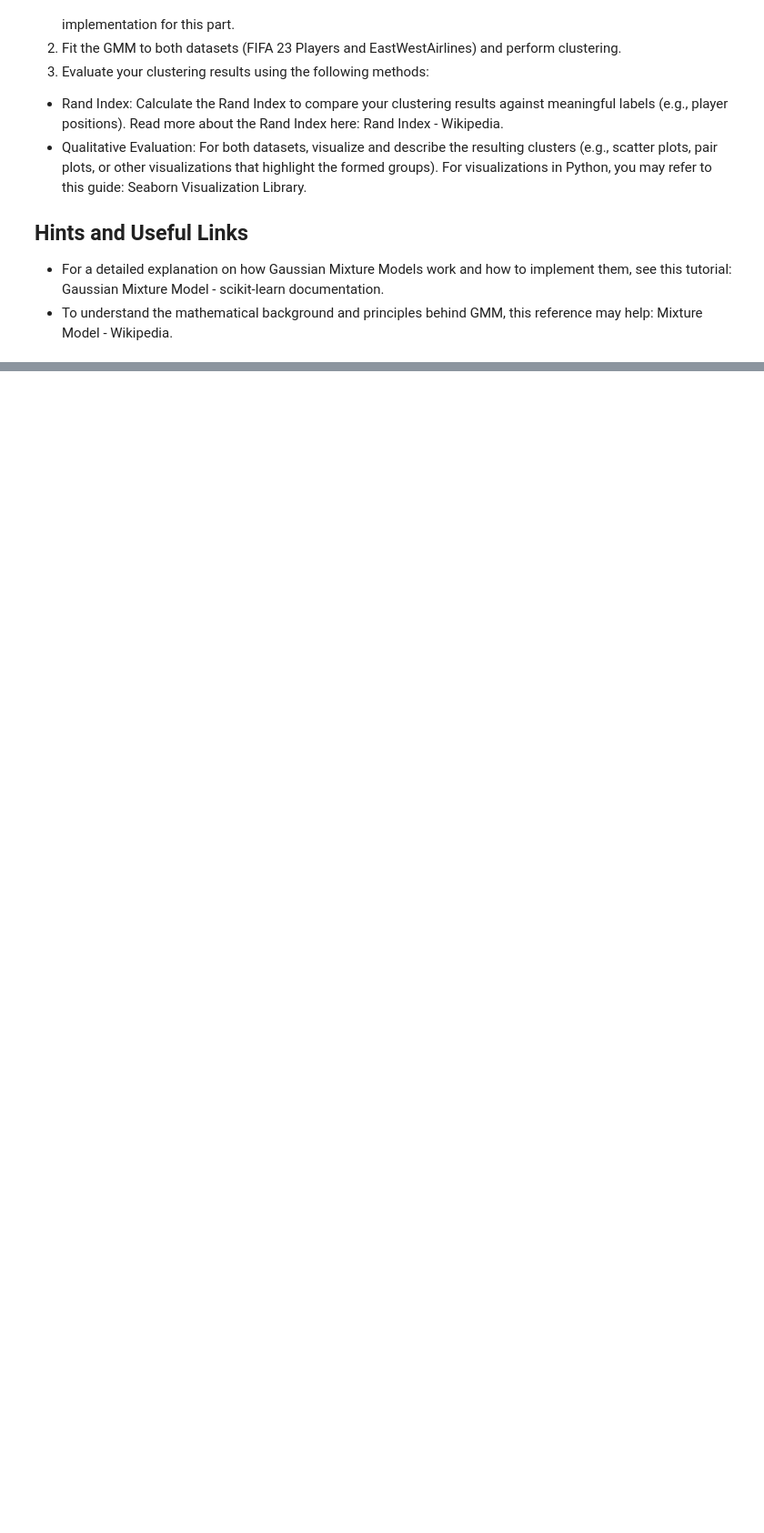
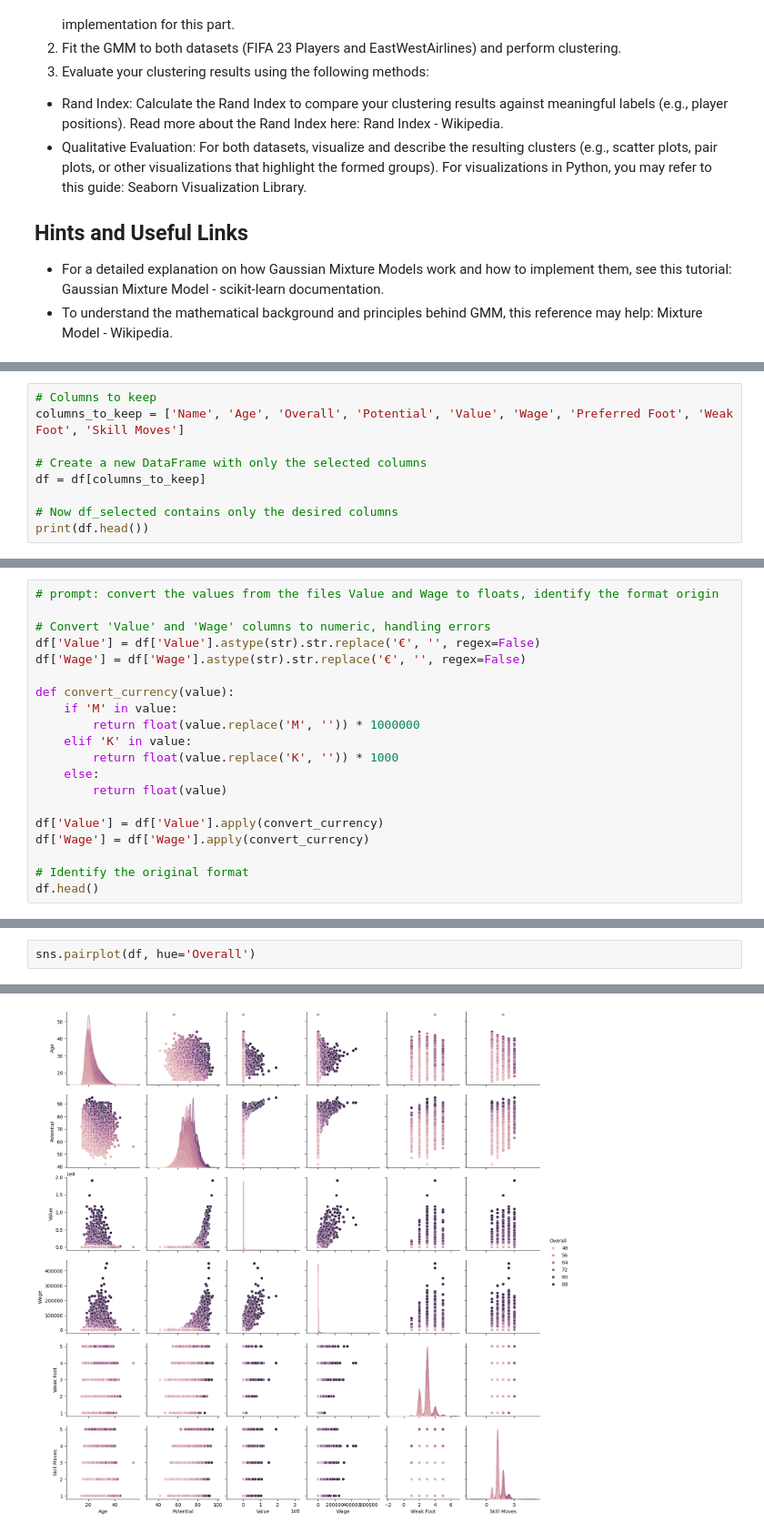
Before and after one commit to jmparradov/Machine-Learning-II---Talleres, a Jupyter notebook: Taller_1_Machine_Learning_2.ipynb, the cells around one changed output, grey strips where cells are left out. Shown: that part at 91% size. Saved outputs shown, nothing was run; the diff lists cells and outputs as text; blank space fills up the shorter version.

```diff
--- a/Taller_1_Machine_Learning_2.ipynb
+++ b/Taller_1_Machine_Learning_2.ipynb
@@ -82,3 +85,12 @@ Data imported successfully!
 4                 NaN
 
 [5 rows x 29 columns]
+# %%
+# Columns to keep
+columns_to_keep = ['Name', 'Age', 'Overall', 'Potential', 'Value', 'Wage', 'Preferred Foot', 'Weak Foot', 'Skill Moves']
+
+# Create a new DataFrame with only the selected columns
+df = df[columns_to_keep]
+
+# Now df_selected contains only the desired columns
+print(df.head())
@@ -84,0 +111,20 @@ Data imported successfully!
+# %%
+# prompt: convert the values from the files Value and Wage to floats, identify the format origin
+
+# Convert 'Value' and 'Wage' columns to numeric, handling errors
+df['Value'] = df['Value'].astype(str).str.replace('€', '', regex=False)
+df['Wage'] = df['Wage'].astype(str).str.replace('€', '', regex=False)
+
+def convert_currency(value):
+    if 'M' in value:
+        return float(value.replace('M', '')) * 1000000
+    elif 'K' in value:
+        return float(value.replace('K', '')) * 1000
+    else:
+        return float(value)
+
+df['Value'] = df['Value'].apply(convert_currency)
+df['Wage'] = df['Wage'].apply(convert_currency)
+
+# Identify the original format
+df.head()
@@ -84,0 +150,3 @@ Data imported successfully!
+# %%
+sns.pairplot(df, hue='Overall')
+# %% [output]
@@ -84,0 +154 @@ Data imported successfully!
+[figure, added]
```
Also changed, not shown: parts of 8 cells of this notebook.
